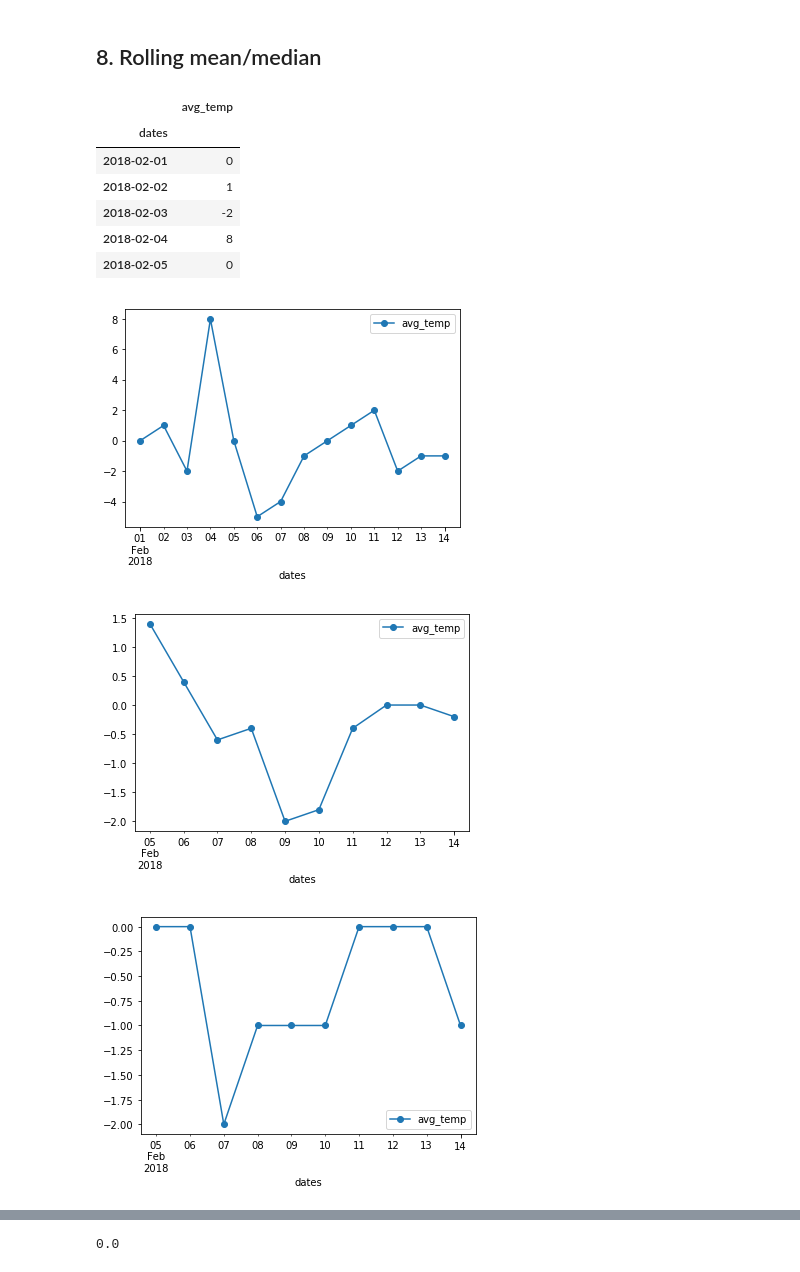
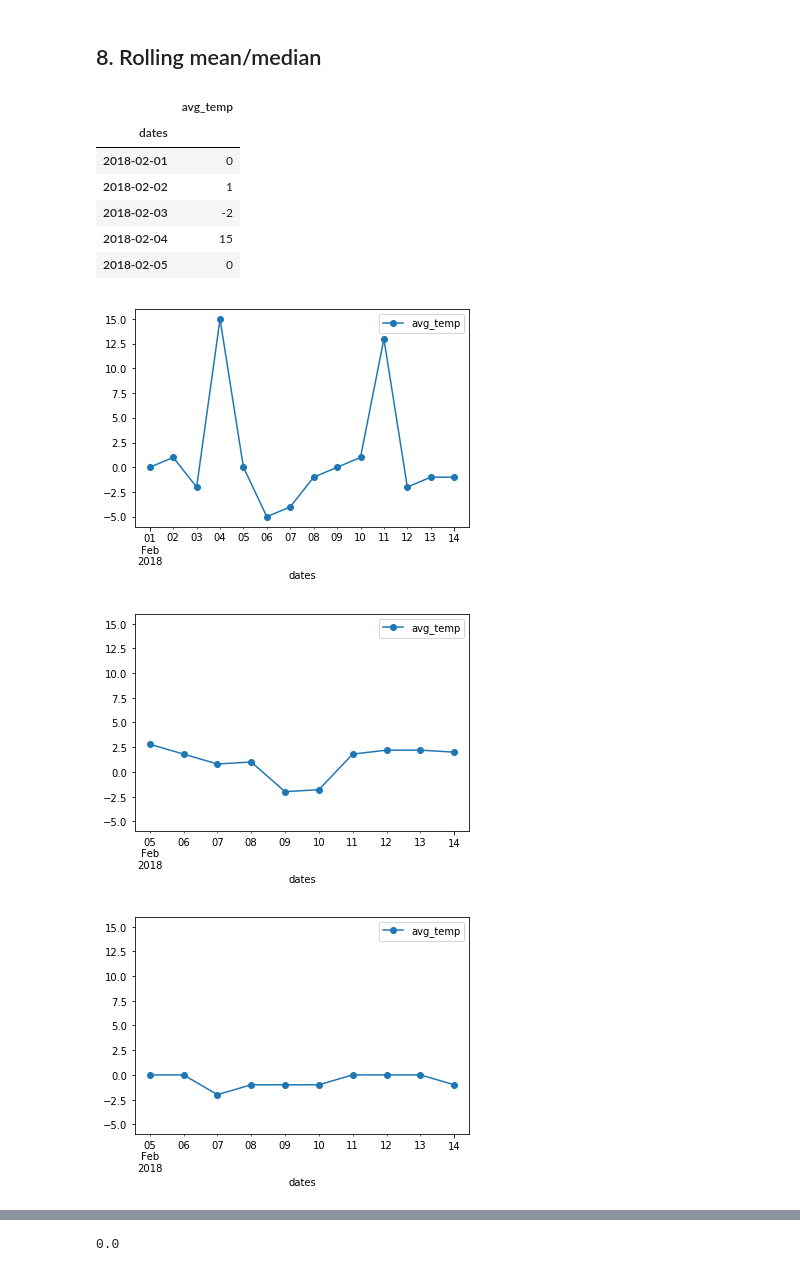
Before and after one commit to RoyKlaasseBos/Data-Analytics-for-Engineers, a Jupyter notebook: Week_5a.ipynb, the cells around one changed output, grey strips where cells are left out. Saved outputs shown, nothing was run; the diff lists cells and outputs as text; code cells hidden in the pictures.

Commit message:
clarified rolling example a bit more

```diff
--- a/Week_5a.ipynb
+++ b/Week_5a.ipynb
@@ -504,7 +504,7 @@ DatetimeIndex(['2018-02-12 00:00:00', '2018-02-12 01:00:00',
 ## 8. Rolling mean/median
 # %%
 dates = pd.date_range(start='2018-02-01', end='2018-02-14')
-avg_temperature = pd.Series([0, 1, -2, 8, 0, -5, -4, -1, 0, 1, 2, -2, -1, -1])
+avg_temperature = pd.Series([0, 1, -2, 15, 0, -5, -4, -1, 0, 1, 13, -2, -1, -1])
 # %%
 temp_df = pd.DataFrame({"dates": dates, "avg_temp": avg_temperature})
 temp_df.set_index('dates', inplace=True)
@@ -516,23 +516,26 @@ temp_df.head()
 | 2018-02-01 | 0 |
 | 2018-02-02 | 1 |
 | 2018-02-03 | -2 |
-| 2018-02-04 | 8 |
+| 2018-02-04 | 15 |
 | 2018-02-05 | 0 |
 # %%
-temp_df.plot(marker='o');
+temp_df.plot(marker='o')
+plt.ylim(-6, 16);
 # %% [output]
-[figure, old version]
+[figure, new version]
 # %%
-temp_df.rolling(window=5).mean().plot(marker='o');
+temp_df.rolling(window=5).mean().plot(marker='o')
+plt.ylim(-6, 16);
 # why do we start at the 5th of February
 # %% [output]
-[figure, old version]
+[figure, new version]
 # %%
-temp_df.rolling(window=5).median().plot(marker='o');
-# what could be a reason to use the median rather than the mean?
+temp_df.rolling(window=5).median().plot(marker='o')
+plt.ylim(-6, 16);
+# what could be a reason to use the median rather than the mean? can you see the difference in the figures?
 # can you explain the value for the 6th of February? (0 degrees)
 # %% [output]
-[figure, old version]
+[figure, new version]
 # %%
 # investigate last 5 records
 temp_df.iloc[1:6]
```
Also changed, not shown: parts of 2 cells of this notebook.
